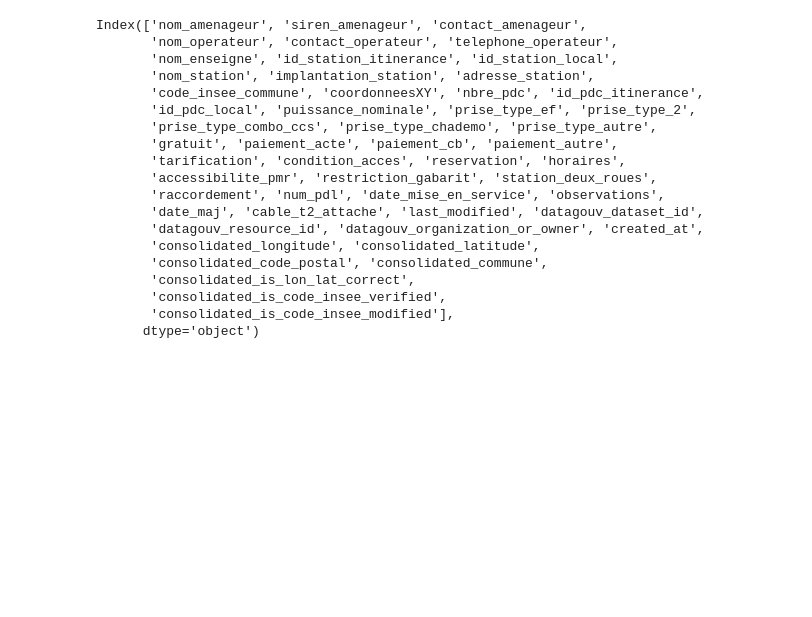
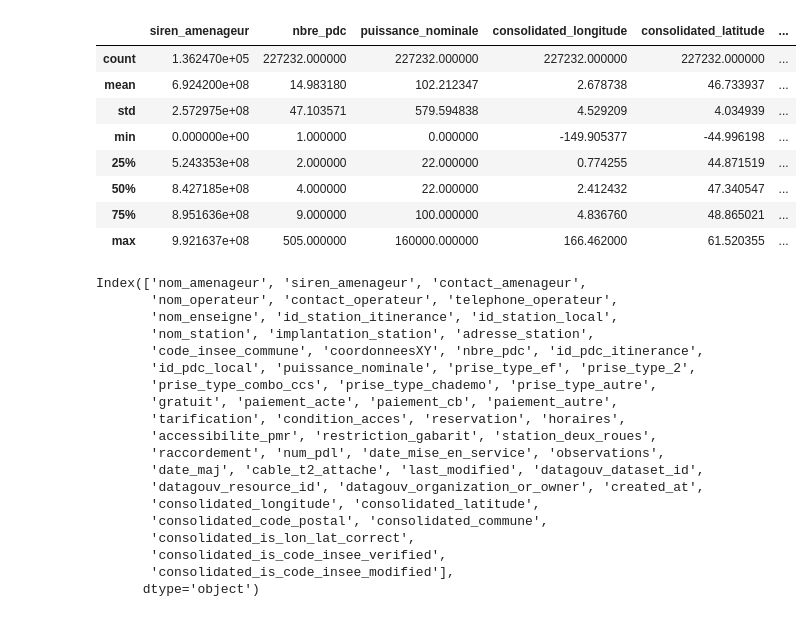
Before and after one commit to closzach/coda_qualite_donnees, a Jupyter notebook: notebook.ipynb, the cells around one changed output. Cells and saved outputs as stored; diff of their text form; code cells hidden in the pictures; blank space fills up the shorter version.

```diff
--- a/notebook.ipynb
+++ b/notebook.ipynb
@@ -3,6 +3,17 @@ import pandas as pd
 from data_profiling import ProfileReport
 # %%
 df = pd.read_csv("consolidation-etalab-schema-irve-statique-v-2.3.1-20260625.csv")
+df.describe()
+# %% [output]
+|  | siren_amenageur | nbre_pdc | puissance_nominale | consolidated_longitude | consolidated_latitude | ... |
+| count | 1.362470e+05 | 227232.000000 | 227232.000000 | 227232.000000 | 227232.000000 | ... |
+| mean | 6.924200e+08 | 14.983180 | 102.212347 | 2.678738 | 46.733937 | ... |
+| std | 2.572975e+08 | 47.103571 | 579.594838 | 4.529209 | 4.034939 | ... |
+| min | 0.000000e+00 | 1.000000 | 0.000000 | -149.905377 | -44.996198 | ... |
+| 25% | 5.243353e+08 | 2.000000 | 22.000000 | 0.774255 | 44.871519 | ... |
+| 50% | 8.427185e+08 | 4.000000 | 22.000000 | 2.412432 | 47.340547 | ... |
+| 75% | 8.951636e+08 | 9.000000 | 100.000000 | 4.836760 | 48.865021 | ... |
+| max | 9.921637e+08 | 505.000000 | 160000.000000 | 166.462000 | 61.520355 | ... |
 # %%
 df.columns
 # %% [output]
```
Also changed, not shown: parts of 5 cells of this notebook.
